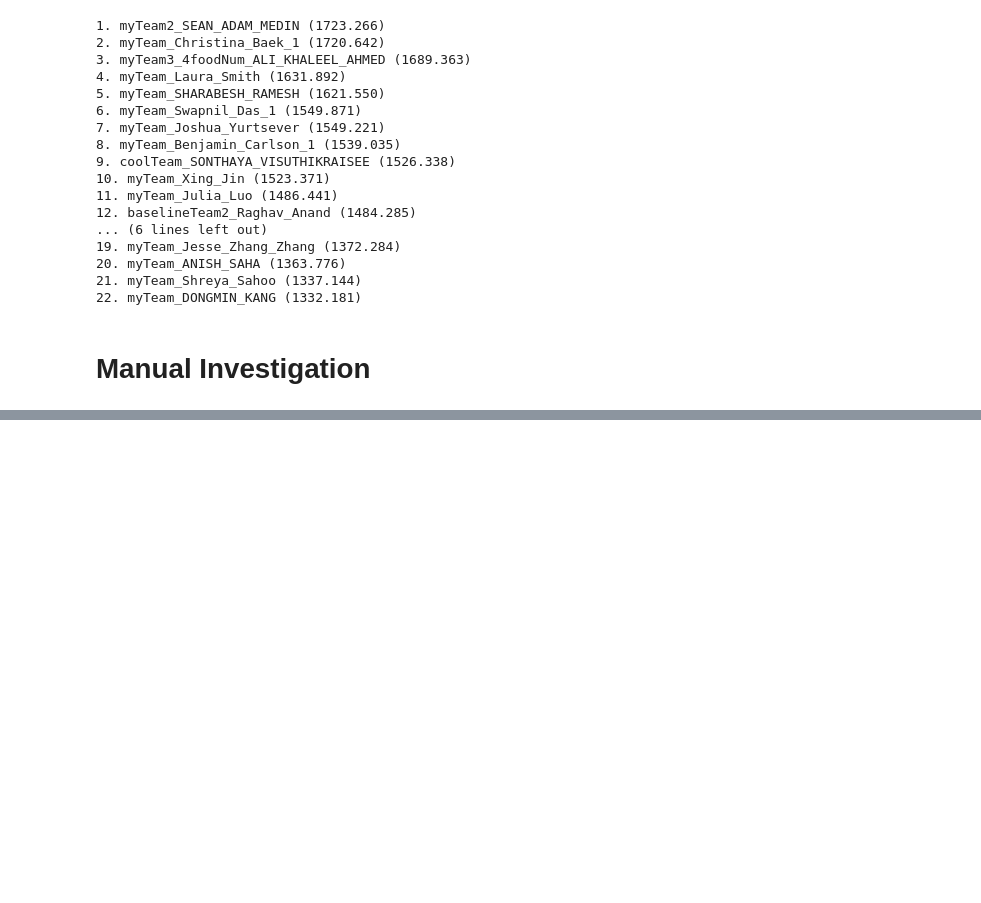
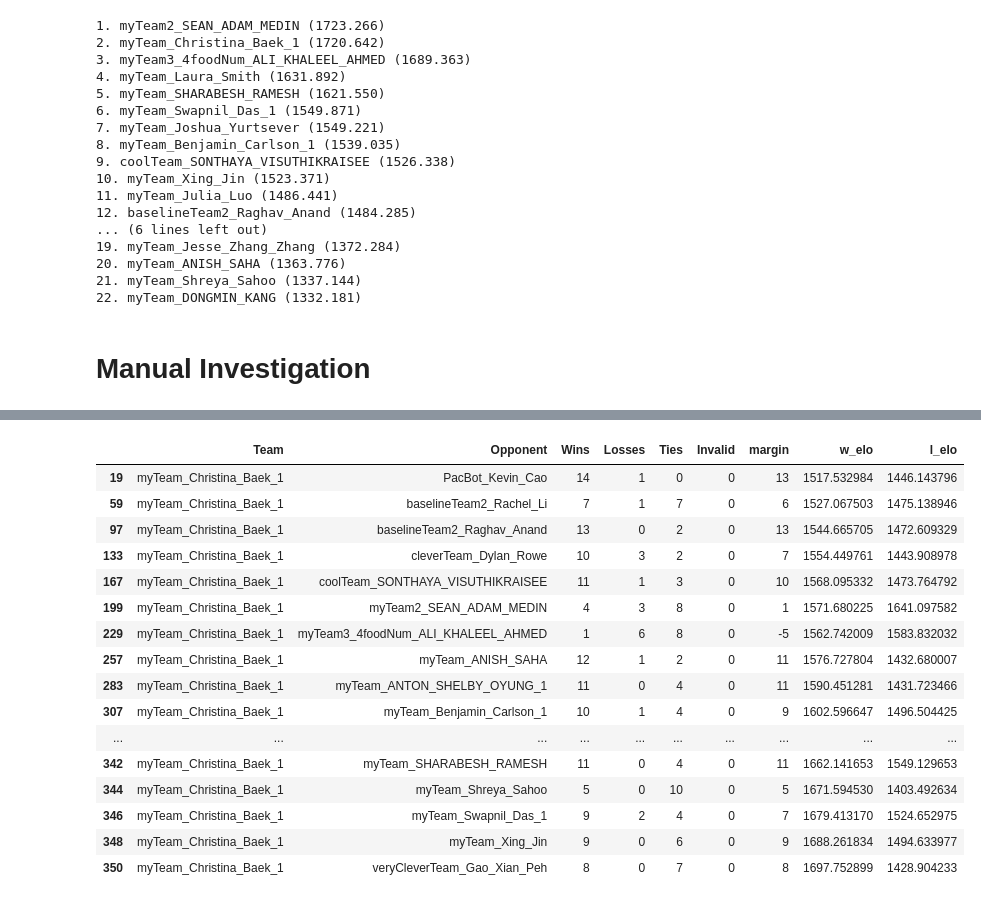
Before and after one commit to peterlee123hi/cs188-contest-2, a Jupyter notebook: rank_analysis.ipynb, the cells around one changed output, grey strips where cells are left out. Cells and saved outputs as stored; diff of their text form; code cells hidden in the pictures; blank space fills up the shorter version.

```diff
--- a/rank_analysis.ipynb
+++ b/rank_analysis.ipynb
@@ -249,3 +249,23 @@ match_results_df[match_results_df['Team'] == 'myTeam2_SEAN_ADAM_MEDIN']
 | 216 | myTeam2_SEAN_ADAM_MEDIN | myTeam_Swapnil_Das_1 | 7 | 1 | 7 | 0 | 6 | 1697.745178 | 1519.093686 |
 | 218 | myTeam2_SEAN_ADAM_MEDIN | myTeam_Xing_Jin | 5 | 1 | 9 | 0 | 4 | 1704.162389 | 1500.378586 |
 | 220 | myTeam2_SEAN_ADAM_MEDIN | veryCleverTeam_Gao_Xian_Peh | 15 | 0 | 0 | 0 | 15 | 1710.246986 | 1468.817288 |
+# %%
+match_results_df[match_results_df['Team'] == 'myTeam_Christina_Baek_1']
+# %% [output]
+|  | Team | Opponent | Wins | Losses | Ties | Invalid | margin | w_elo | l_elo |
+| 19 | myTeam_Christina_Baek_1 | PacBot_Kevin_Cao | 14 | 1 | 0 | 0 | 13 | 1517.532984 | 1446.143796 |
+| 59 | myTeam_Christina_Baek_1 | baselineTeam2_Rachel_Li | 7 | 1 | 7 | 0 | 6 | 1527.067503 | 1475.138946 |
+| 97 | myTeam_Christina_Baek_1 | baselineTeam2_Raghav_Anand | 13 | 0 | 2 | 0 | 13 | 1544.665705 | 1472.609329 |
+| 133 | myTeam_Christina_Baek_1 | cleverTeam_Dylan_Rowe | 10 | 3 | 2 | 0 | 7 | 1554.449761 | 1443.908978 |
+| 167 | myTeam_Christina_Baek_1 | coolTeam_SONTHAYA_VISUTHIKRAISEE | 11 | 1 | 3 | 0 | 10 | 1568.095332 | 1473.764792 |
+| 199 | myTeam_Christina_Baek_1 | myTeam2_SEAN_ADAM_MEDIN | 4 | 3 | 8 | 0 | 1 | 1571.680225 | 1641.097582 |
+| 229 | myTeam_Christina_Baek_1 | myTeam3_4foodNum_ALI_KHALEEL_AHMED | 1 | 6 | 8 | 0 | -5 | 1562.742009 | 1583.832032 |
+| 257 | myTeam_Christina_Baek_1 | myTeam_ANISH_SAHA | 12 | 1 | 2 | 0 | 11 | 1576.727804 | 1432.680007 |
+| 283 | myTeam_Christina_Baek_1 | myTeam_ANTON_SHELBY_OYUNG_1 | 11 | 0 | 4 | 0 | 11 | 1590.451281 | 1431.723466 |
+| 307 | myTeam_Christina_Baek_1 | myTeam_Benjamin_Carlson_1 | 10 | 1 | 4 | 0 | 9 | 1602.596647 | 1496.504425 |
+| ... | ... | ... | ... | ... | ... | ... | ... | ... | ... |
+| 342 | myTeam_Christina_Baek_1 | myTeam_SHARABESH_RAMESH | 11 | 0 | 4 | 0 | 11 | 1662.141653 | 1549.129653 |
+| 344 | myTeam_Christina_Baek_1 | myTeam_Shreya_Sahoo | 5 | 0 | 10 | 0 | 5 | 1671.594530 | 1403.492634 |
+| 346 | myTeam_Christina_Baek_1 | myTeam_Swapnil_Das_1 | 9 | 2 | 4 | 0 | 7 | 1679.413170 | 1524.652975 |
+| 348 | myTeam_Christina_Baek_1 | myTeam_Xing_Jin | 9 | 0 | 6 | 0 | 9 | 1688.261834 | 1494.633977 |
+| 350 | myTeam_Christina_Baek_1 | veryCleverTeam_Gao_Xian_Peh | 8 | 0 | 7 | 0 | 8 | 1697.752899 | 1428.904233 |
```
Also changed, not shown: parts of 1 cell of this notebook.
